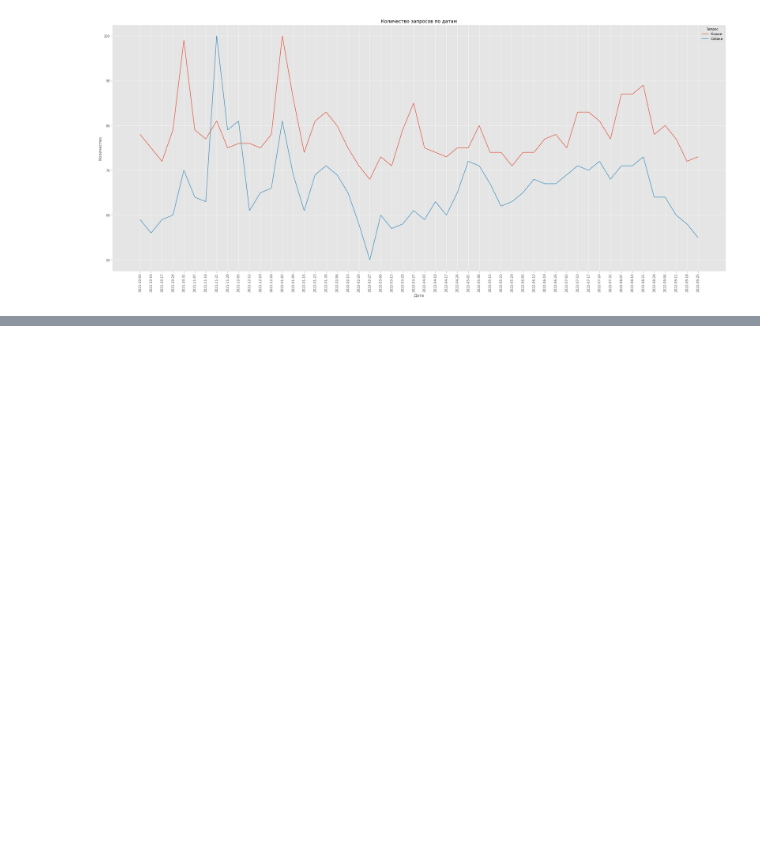
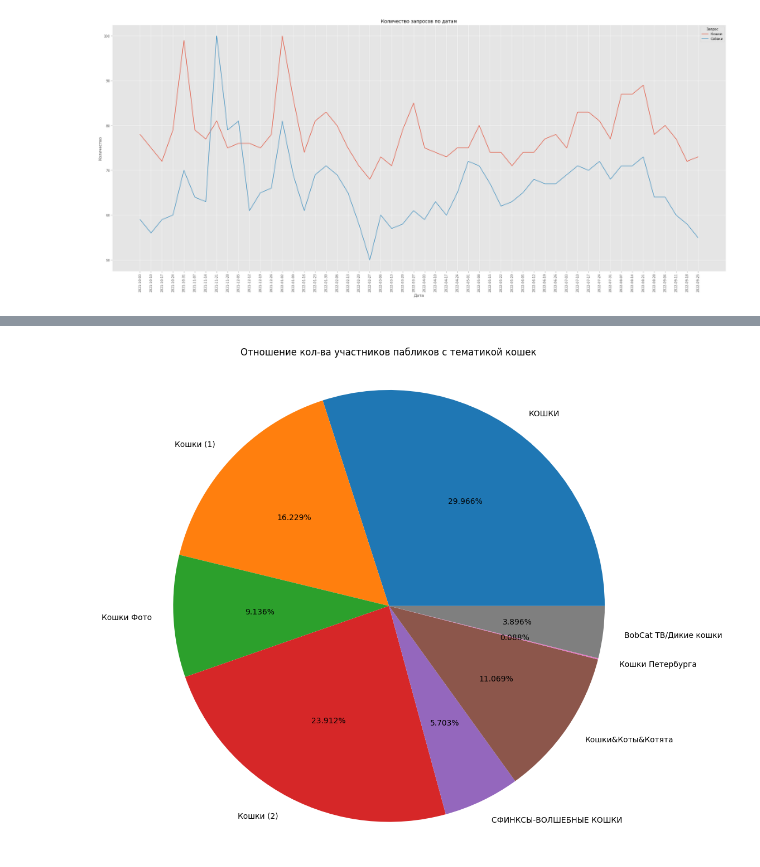
Before and after one commit to D1ffic00lt/cat-and-dog-analytics, a Jupyter notebook: main.ipynb, the cells around one changed output, grey strips where cells are left out. Saved outputs shown, nothing was run; the diff lists cells and outputs as text; code cells hidden in the pictures; blank space fills up the shorter version.

```diff
--- a/main.ipynb
+++ b/main.ipynb
@@ -135,0 +175,17 @@ plt.show()
+# %%
+vk_cats_data = pd.DataFrame(
+    [
+        ["КОШКИ", 284_165], ["Кошки (1)", 153_901], ["Кошки Фото", 86_640],
+        ["Кошки (2)", 226_756], ["СФИНКСЫ-ВОЛШЕБНЫЕ КОШКИ", 54_082], ["Кошки&Коты&Котята", 104_966],
+        ["Кошки Петербурга", 838], ["BobCat TB/Дикие кошки", 36_949]],
+    columns=["name", "count"]
+)
+# %%
+fig, ax = plt.subplots()
+ax.pie(vk_cats_data["count"].values, autopct='%.3f%%', labels=vk_cats_data["name"].values)
+ax.axis("equal")
+plt.title("Отношение кол-ва участников пабликов с тематикой кошек\n")
+fig.set_size_inches(11, 11)
+plt.savefig("charts/white_version/pie_cats.png")
+# %% [output]
+[figure, added]
```
Also changed, not shown: parts of 13 cells of this notebook, 12 other files.
